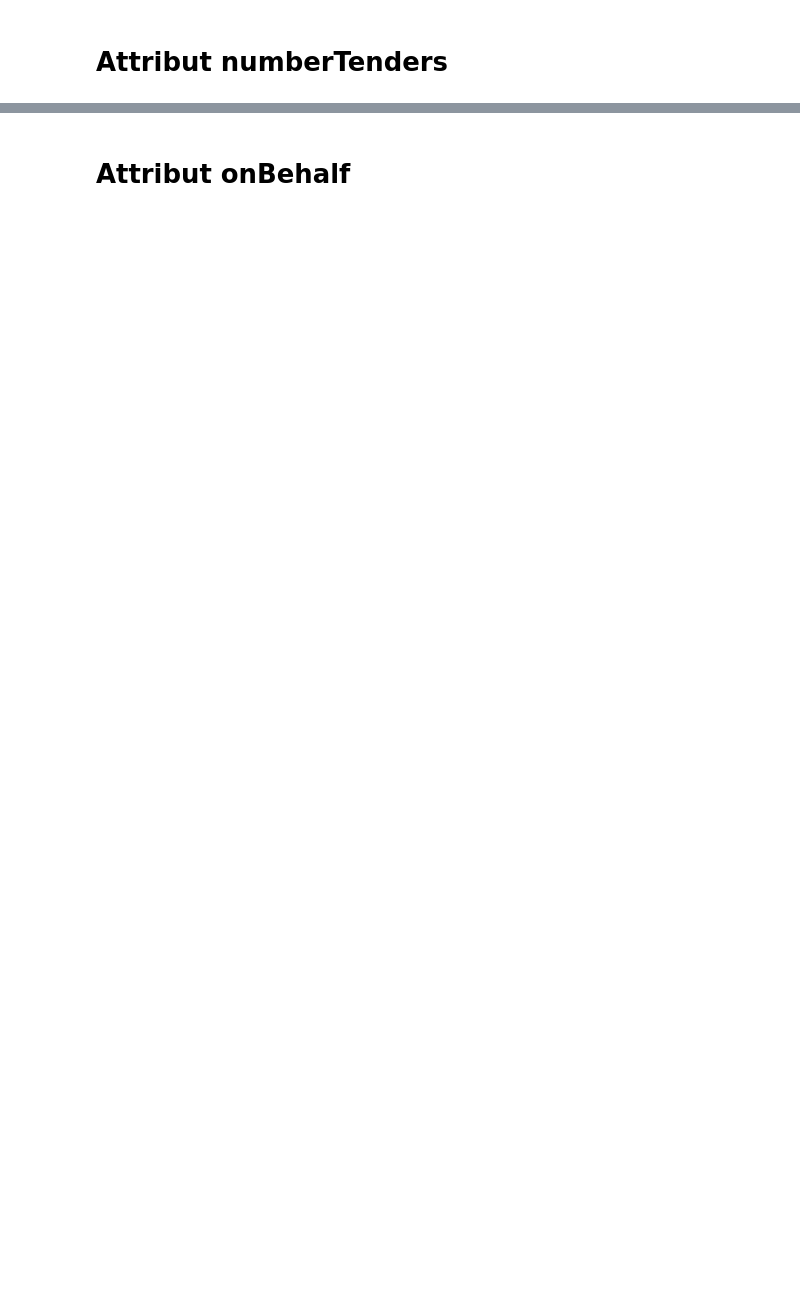
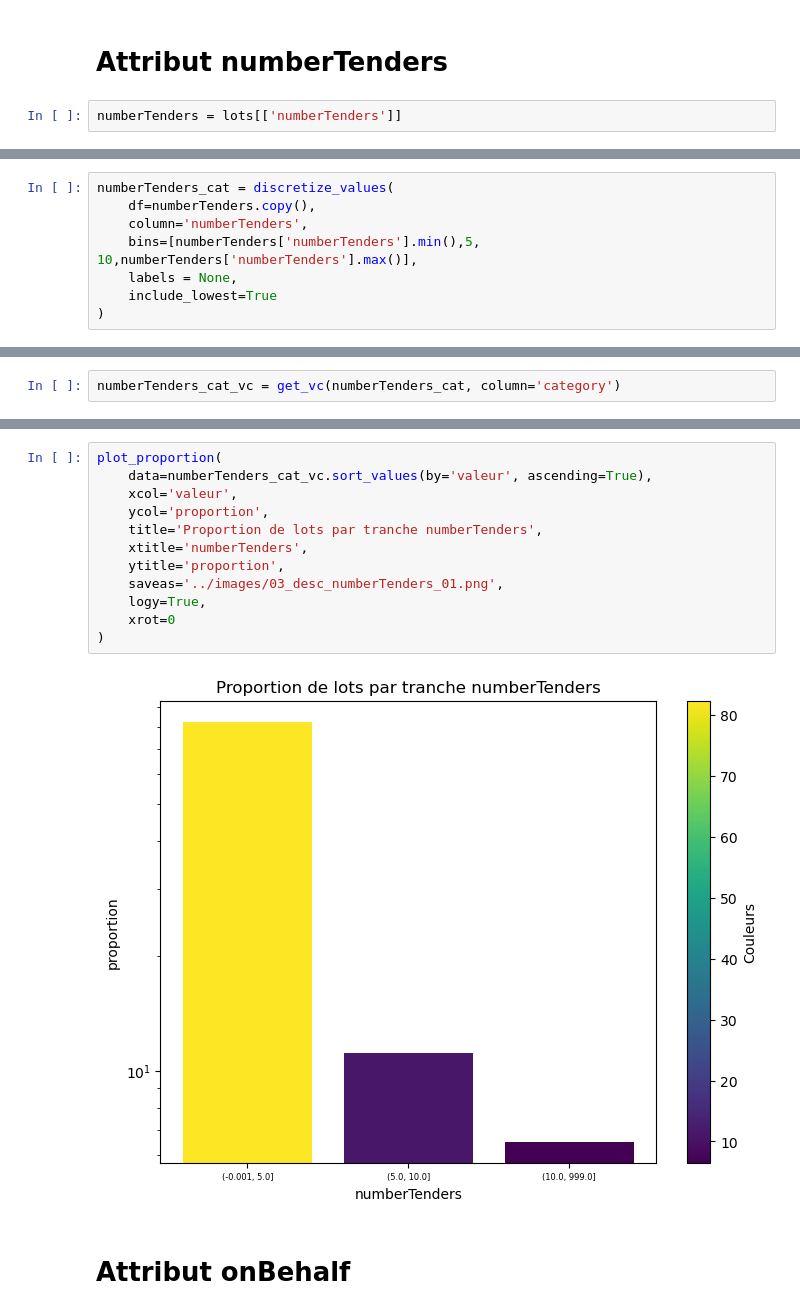
Before and after one commit to abdelhadi-essabri/FOPPA_Project, a Jupyter notebook: 03_analyse_descriptive/lots_separemment.ipynb, the cells around one changed output, grey strips where cells are left out. Cells and saved outputs as stored; diff of their text form; blank space fills up the shorter version.

```diff
--- a/03_analyse_descriptive/lots_separemment.ipynb
+++ b/03_analyse_descriptive/lots_separemment.ipynb
@@ -515,2 +598,4 @@ plot_proportion(
 # %% [markdown]
 # Attribut numberTenders
+# %%
+numberTenders = lots[['numberTenders']]
@@ -516,0 +636,8 @@ plot_proportion(
+# %%
+numberTenders_cat = discretize_values(
+    df=numberTenders.copy(),
+    column='numberTenders',
+    bins=[numberTenders['numberTenders'].min(),5, 10,numberTenders['numberTenders'].max()],
+    labels = None,
+    include_lowest=True
+)
@@ -516,0 +660,2 @@ plot_proportion(
+# %%
+numberTenders_cat_vc = get_vc(numberTenders_cat, column='category')
@@ -517,2 +669,16 @@ plot_proportion(
+# %%
+plot_proportion(
+    data=numberTenders_cat_vc.sort_values(by='valeur', ascending=True),
+    xcol='valeur',
+    ycol='proportion',
+    title='Proportion de lots par tranche numberTenders',
+    xtitle='numberTenders',
+    ytitle='proportion',
+    saveas='../images/03_desc_numberTenders_01.png',
+    logy=True,
+    xrot=0
+)
+# %% [output]
+[figure, added]
 # %% [markdown]
 # Attribut onBehalf
```
Also changed, not shown: parts of 120 cells of this notebook, 3 other files.
